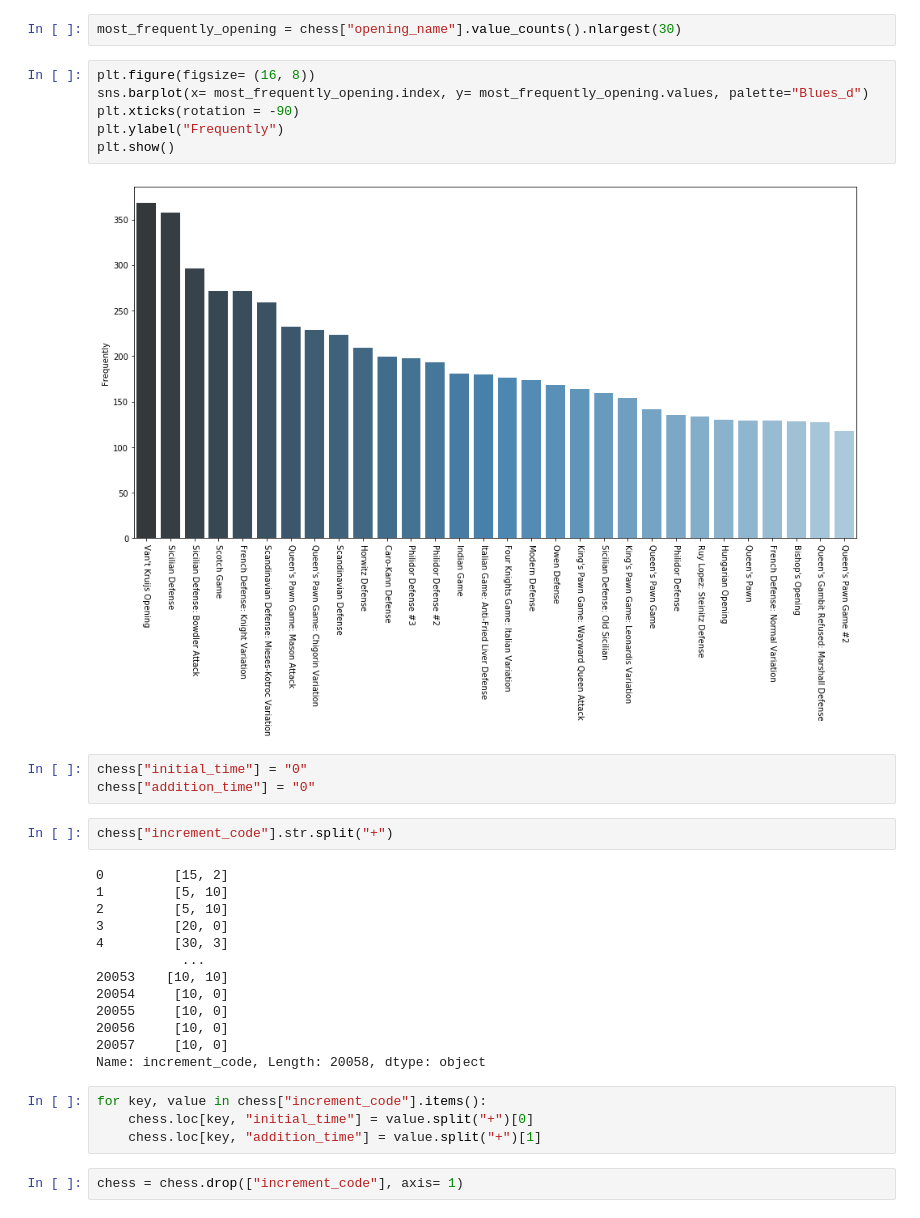
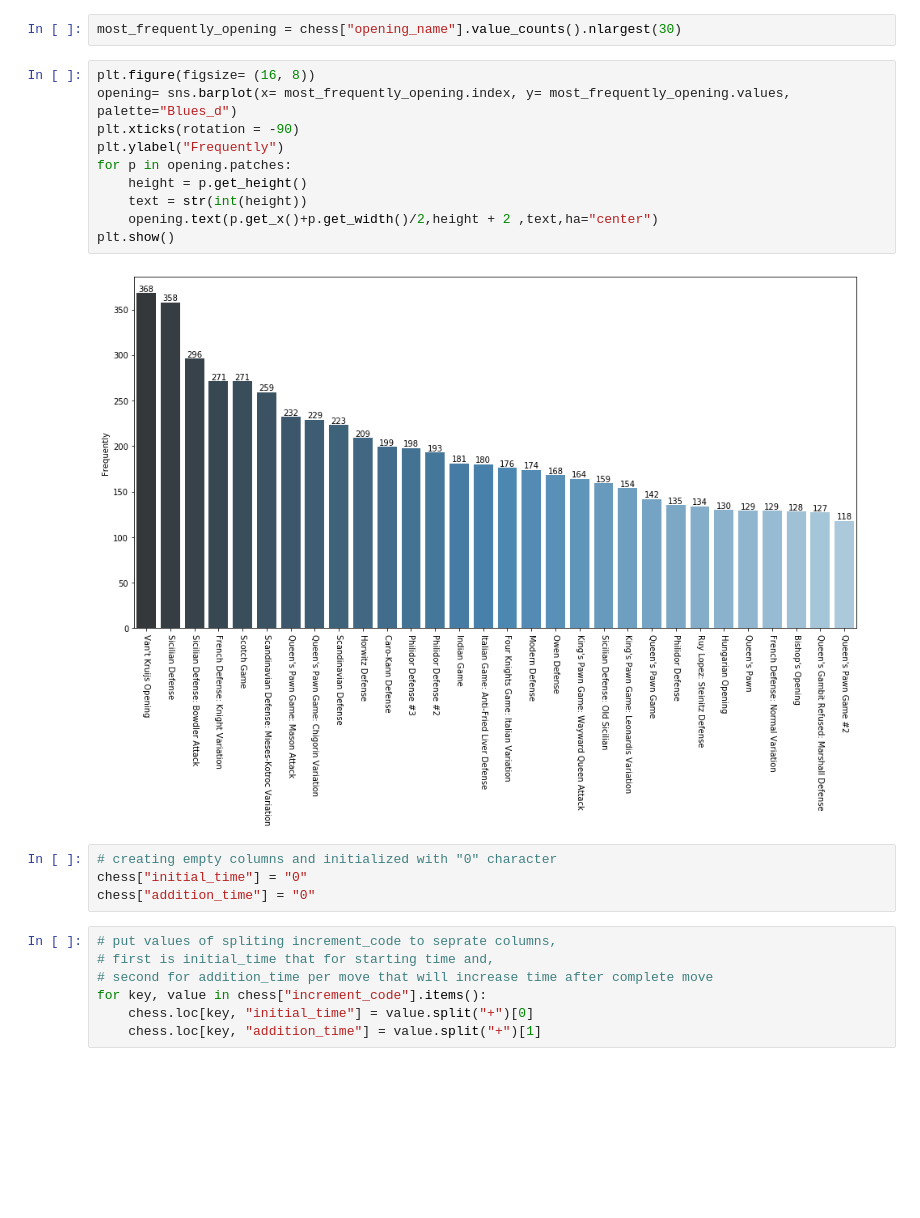
Before and after one commit to SoroushGhaderi/Lichess_Data_Analysis, a Jupyter notebook: Chess_Data_Analysis.ipynb, the cells around one changed output. Drawn from its saved outputs; the diff is of its cells as text; blank space fills up the shorter version.

Commit message:
plot frequent times

```diff
--- a/Chess_Data_Analysis.ipynb
+++ b/Chess_Data_Analysis.ipynb
@@ -98,33 +98,24 @@ plt.show()
 most_frequently_opening = chess["opening_name"].value_counts().nlargest(30)
 # %%
 plt.figure(figsize= (16, 8))
-sns.barplot(x= most_frequently_opening.index, y= most_frequently_opening.values, palette="Blues_d")
+opening= sns.barplot(x= most_frequently_opening.index, y= most_frequently_opening.values, palette="Blues_d")
 plt.xticks(rotation = -90)
 plt.ylabel("Frequently")
+for p in opening.patches:
+    height = p.get_height()
+    text = str(int(height))
+    opening.text(p.get_x()+p.get_width()/2,height + 2 ,text,ha="center")
 plt.show()
 # %% [output]
-[figure, old version]
+[figure, new version]
 # %%
+# creating empty columns and initialized with "0" character
 chess["initial_time"] = "0"
 chess["addition_time"] = "0"
-# %%
-chess["increment_code"].str.split("+")
-# %% [output]
-0         [15, 2]
-1         [5, 10]
-2         [5, 10]
-3         [20, 0]
-4         [30, 3]
-           ...
-20053    [10, 10]
-20054     [10, 0]
-20055     [10, 0]
-20056     [10, 0]
-20057     [10, 0]
-Name: increment_code, Length: 20058, dtype: object
 # %%
+# put values of spliting increment_code to seprate columns,
+# first is initial_time that for starting time and,
+# second for addition_time per move that will increase time after complete move
 for key, value in chess["increment_code"].items():
     chess.loc[key, "initial_time"] = value.split("+")[0]
     chess.loc[key, "addition_time"] = value.split("+")[1]
-# %%
-chess = chess.drop(["increment_code"], axis= 1)
```
Also changed, not shown: parts of 4 cells of this notebook.
